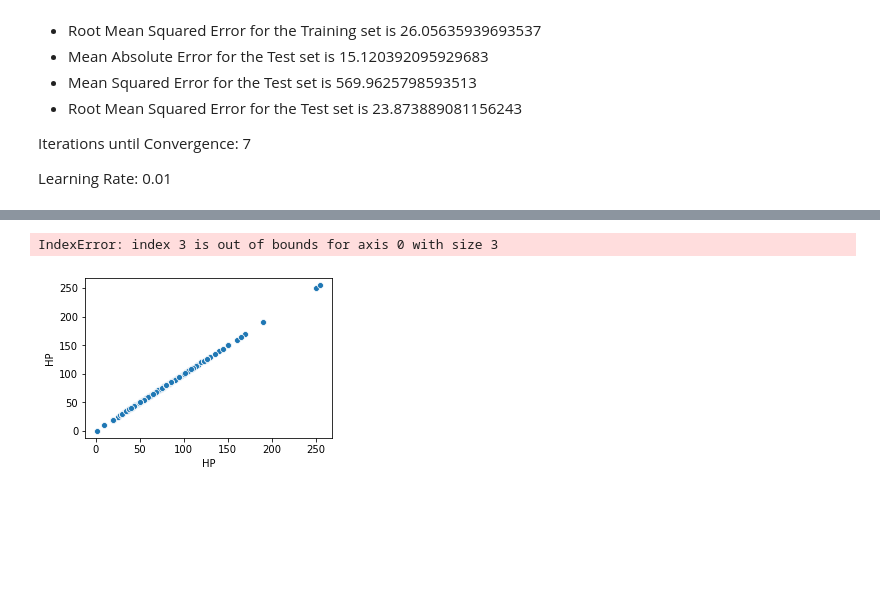
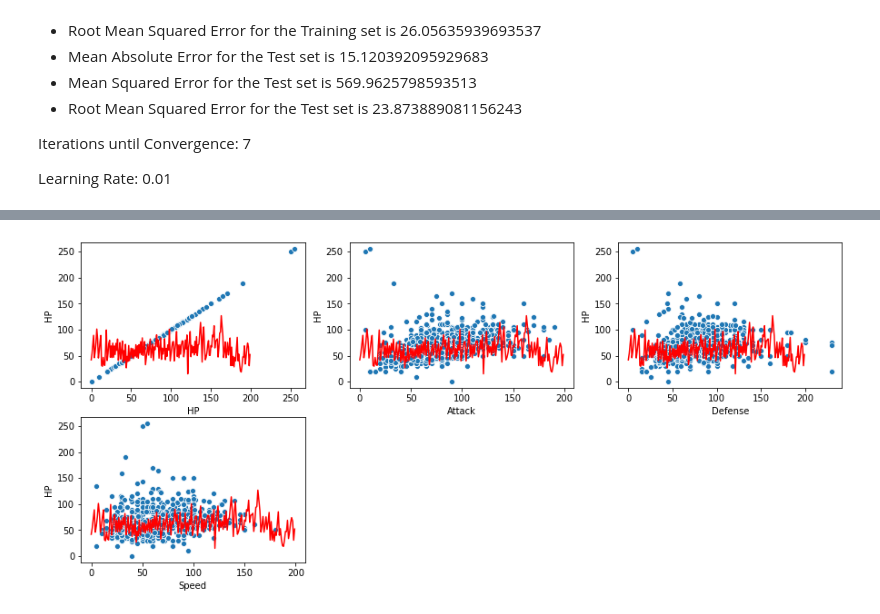
Before and after one commit to Jae-Domain/Machine-Learning, a Jupyter notebook: Assignment 2/Assignment 1/Trial_Domantay_Obata_Assignment2.ipynb, the cells around one changed output, grey strips where cells are left out. Saved outputs shown, nothing was run; the diff lists cells and outputs as text; code cells hidden in the pictures; blank space fills up the shorter version.

```diff
--- a/Assignment 2/Assignment 1/Trial_Domantay_Obata_Assignment2.ipynb
+++ b/Assignment 2/Assignment 1/Trial_Domantay_Obata_Assignment2.ipynb
@@ -282,18 +282,17 @@ metrics.r2_score(y_test, lgpred)
 # %%
 plt.figure(figsize = (15,10)) #horizontal & vertical size in inches
 for i in enumerate(poke_stats):
     plt.subplot(3,3,i[0]+1)
     sns.scatterplot(data=poke_df, x=i[1], y = 'HP')
     px = np.arange(0,200,1)
     bias = 20
-    py = (sgdr.coef_[1] * atk[px]) + (sgdr.coef_[2] * dfs[px]) + (sgdr.coef_[3]*spd[px]) + sgdr.intercept_
+    py = (sgdr.coef_[0] * atk[px]) + (sgdr.coef_[1] * dfs[px]) + (sgdr.coef_[2]*spd[px]) + sgdr.intercept_
     plt.plot(py, 'r')
     plt.show
 
 #g(x) = 0.36384525*x_1 + 0.27076375*x_2 + 0.25237602*x_3 + 0.29716996
 # %% [output]
-IndexError: index 3 is out of bounds for axis 0 with size 3
-[figure, old version]
+[figure, new version]
 # %%
 #print GD
 #print("Average Intercept ", sgdr.average_intercept_)
```
Also changed, not shown: parts of 12 cells of this notebook.
